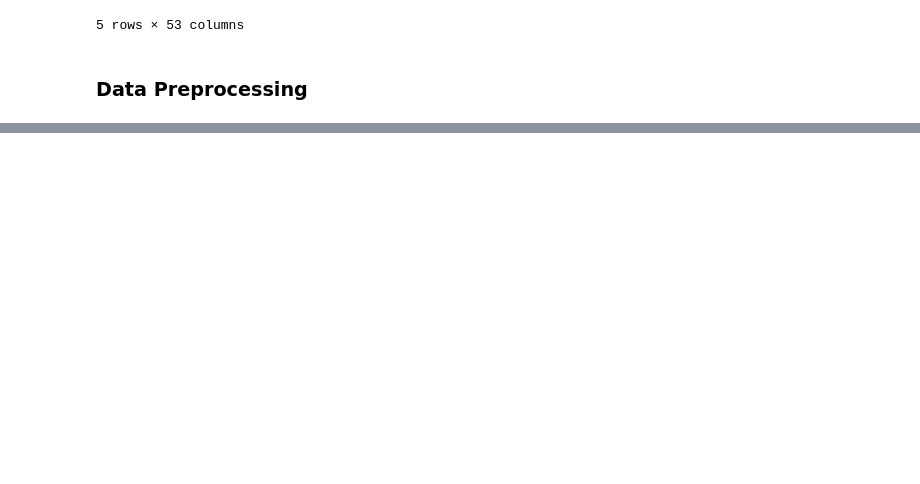
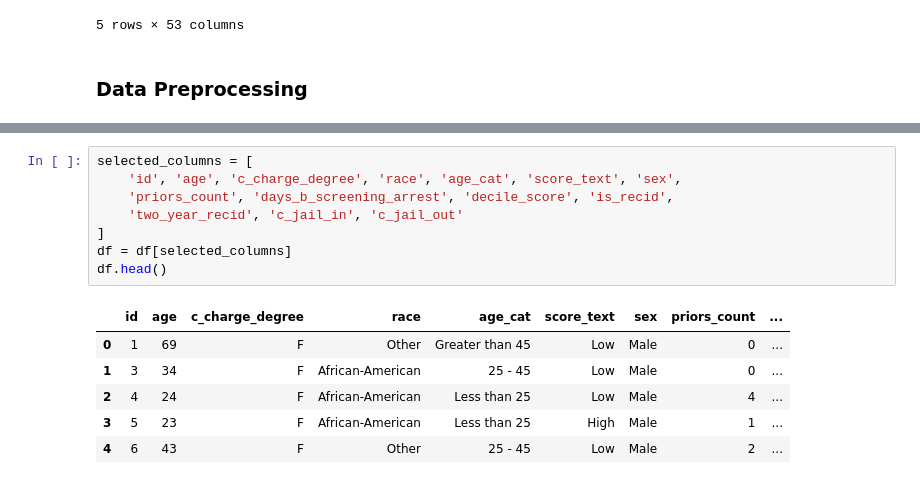
Before and after one commit to Mmabatho/Week7-AI-For-Software-Engineering-, a Jupyter notebook: index.ipynb, the cells around one changed output, grey strips where cells are left out. Saved outputs shown, nothing was run; the diff lists cells and outputs as text; blank space fills up the shorter version.

```diff
--- a/index.ipynb
+++ b/index.ipynb
@@ -48,0 +67,15 @@ dtype: int64
+# %%
+selected_columns = [
+    'id', 'age', 'c_charge_degree', 'race', 'age_cat', 'score_text', 'sex',
+    'priors_count', 'days_b_screening_arrest', 'decile_score', 'is_recid',
+    'two_year_recid', 'c_jail_in', 'c_jail_out'
+]
+df = df[selected_columns]
+df.head()
+# %% [output]
+|  | id | age | c_charge_degree | race | age_cat | score_text | sex | priors_count | ... |
+| 0 | 1 | 69 | F | Other | Greater than 45 | Low | Male | 0 | ... |
+| 1 | 3 | 34 | F | African-American | 25 - 45 | Low | Male | 0 | ... |
+| 2 | 4 | 24 | F | African-American | Less than 25 | Low | Male | 4 | ... |
+| 3 | 5 | 23 | F | African-American | Less than 25 | High | Male | 1 | ... |
+| 4 | 6 | 43 | F | Other | 25 - 45 | Low | Male | 2 | ... |
```
Also changed, not shown: parts of 11 cells of this notebook, 2 other files.
